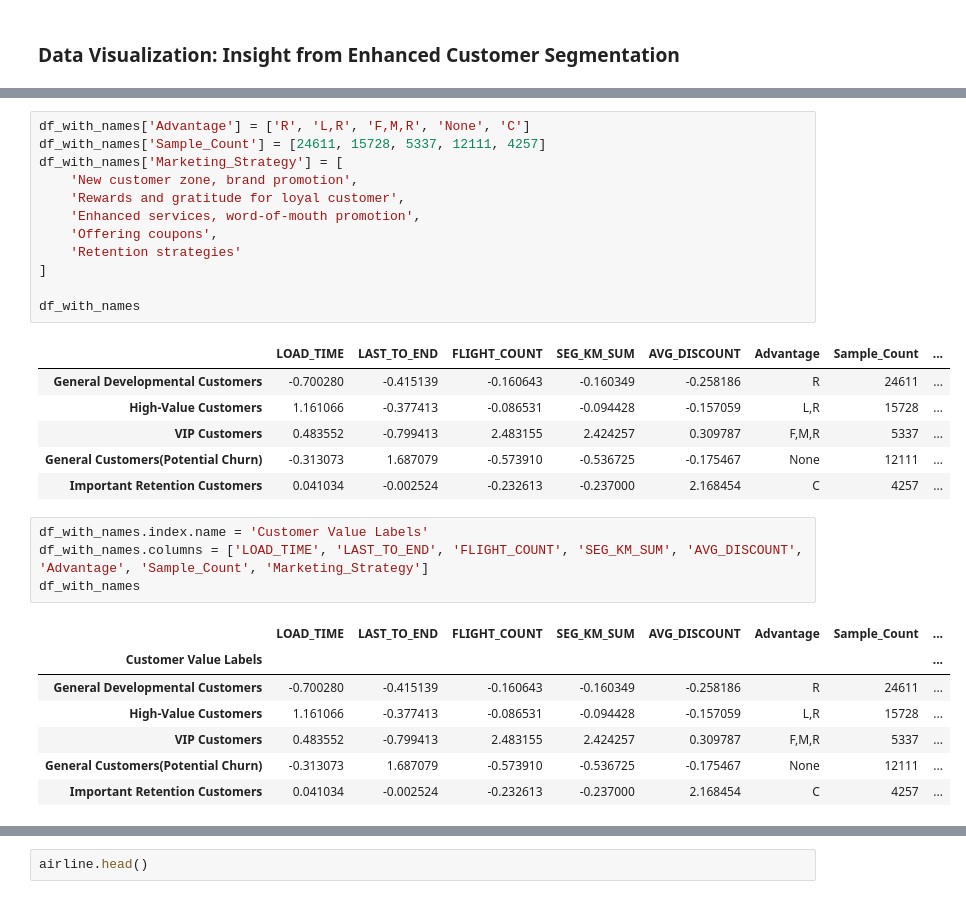
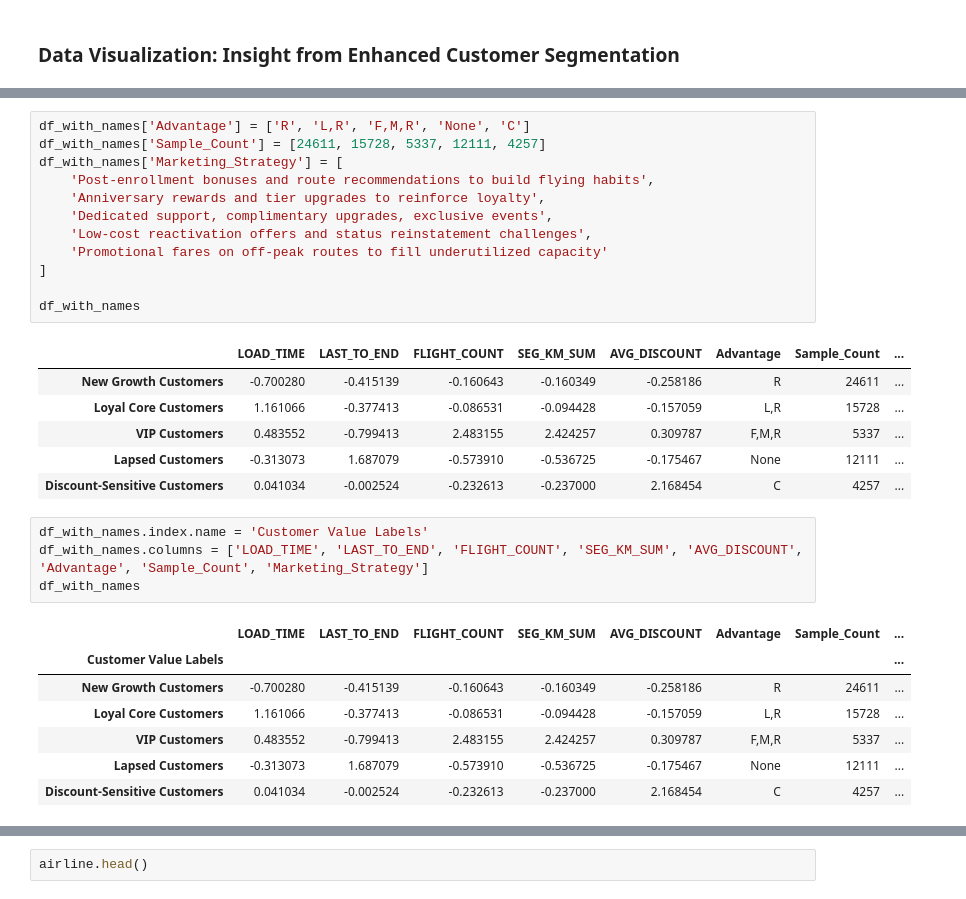
Before and after one commit to ZHLuo-Dev/airline-customer-segmentation, a Jupyter notebook: airline_customer_segmentation.ipynb, the cells around one changed output, grey strips where cells are left out. Drawn from its saved outputs; the diff is of its cells as text.

```diff
--- a/airline_customer_segmentation.ipynb
+++ b/airline_customer_segmentation.ipynb
@@ -426,22 +452,22 @@ df_with_names
 # %%
 df_with_names['Advantage'] = ['R', 'L,R', 'F,M,R', 'None', 'C']
 df_with_names['Sample_Count'] = [24611, 15728, 5337, 12111, 4257]
 df_with_names['Marketing_Strategy'] = [
-    'New customer zone, brand promotion',
-    'Rewards and gratitude for loyal customer',
-    'Enhanced services, word-of-mouth promotion',
-    'Offering coupons',
-    'Retention strategies'
+    'Post-enrollment bonuses and route recommendations to build flying habits',
+    'Anniversary rewards and tier upgrades to reinforce loyalty',
+    'Dedicated support, complimentary upgrades, exclusive events',
+    'Low-cost reactivation offers and status reinstatement challenges',
+    'Promotional fares on off-peak routes to fill underutilized capacity'
 ]
 
 df_with_names
 # %% [output]
 |  | LOAD_TIME | LAST_TO_END | FLIGHT_COUNT | SEG_KM_SUM | AVG_DISCOUNT | Advantage | Sample_Count | ... |
-| General Developmental Customers | -0.700280 | -0.415139 | -0.160643 | -0.160349 | -0.258186 | R | 24611 | ... |
-| High-Value Customers | 1.161066 | -0.377413 | -0.086531 | -0.094428 | -0.157059 | L,R | 15728 | ... |
+| New Growth Customers | -0.700280 | -0.415139 | -0.160643 | -0.160349 | -0.258186 | R | 24611 | ... |
+| Loyal Core Customers | 1.161066 | -0.377413 | -0.086531 | -0.094428 | -0.157059 | L,R | 15728 | ... |
 | VIP Customers | 0.483552 | -0.799413 | 2.483155 | 2.424257 | 0.309787 | F,M,R | 5337 | ... |
-| General Customers(Potential Churn) | -0.313073 | 1.687079 | -0.573910 | -0.536725 | -0.175467 | None | 12111 | ... |
-| Important Retention Customers | 0.041034 | -0.002524 | -0.232613 | -0.237000 | 2.168454 | C | 4257 | ... |
+| Lapsed Customers | -0.313073 | 1.687079 | -0.573910 | -0.536725 | -0.175467 | None | 12111 | ... |
+| Discount-Sensitive Customers | 0.041034 | -0.002524 | -0.232613 | -0.237000 | 2.168454 | C | 4257 | ... |
 # %%
 df_with_names.index.name = 'Customer Value Labels'
 df_with_names.columns = ['LOAD_TIME', 'LAST_TO_END', 'FLIGHT_COUNT', 'SEG_KM_SUM', 'AVG_DISCOUNT', 'Advantage', 'Sample_Count', 'Marketing_Strategy']
@@ -449,8 +475,8 @@ df_with_names
 # %% [output]
 |  | LOAD_TIME | LAST_TO_END | FLIGHT_COUNT | SEG_KM_SUM | AVG_DISCOUNT | Advantage | Sample_Count | ... |
 | Customer Value Labels |  |  |  |  |  |  |  | ... |
-| General Developmental Customers | -0.700280 | -0.415139 | -0.160643 | -0.160349 | -0.258186 | R | 24611 | ... |
-| High-Value Customers | 1.161066 | -0.377413 | -0.086531 | -0.094428 | -0.157059 | L,R | 15728 | ... |
+| New Growth Customers | -0.700280 | -0.415139 | -0.160643 | -0.160349 | -0.258186 | R | 24611 | ... |
+| Loyal Core Customers | 1.161066 | -0.377413 | -0.086531 | -0.094428 | -0.157059 | L,R | 15728 | ... |
 | VIP Customers | 0.483552 | -0.799413 | 2.483155 | 2.424257 | 0.309787 | F,M,R | 5337 | ... |
-| General Customers(Potential Churn) | -0.313073 | 1.687079 | -0.573910 | -0.536725 | -0.175467 | None | 12111 | ... |
-| Important Retention Customers | 0.041034 | -0.002524 | -0.232613 | -0.237000 | 2.168454 | C | 4257 | ... |
+| Lapsed Customers | -0.313073 | 1.687079 | -0.573910 | -0.536725 | -0.175467 | None | 12111 | ... |
+| Discount-Sensitive Customers | 0.041034 | -0.002524 | -0.232613 | -0.237000 | 2.168454 | C | 4257 | ... |
```
Also changed, not shown: parts of 29 cells of this notebook, 3 other files.
